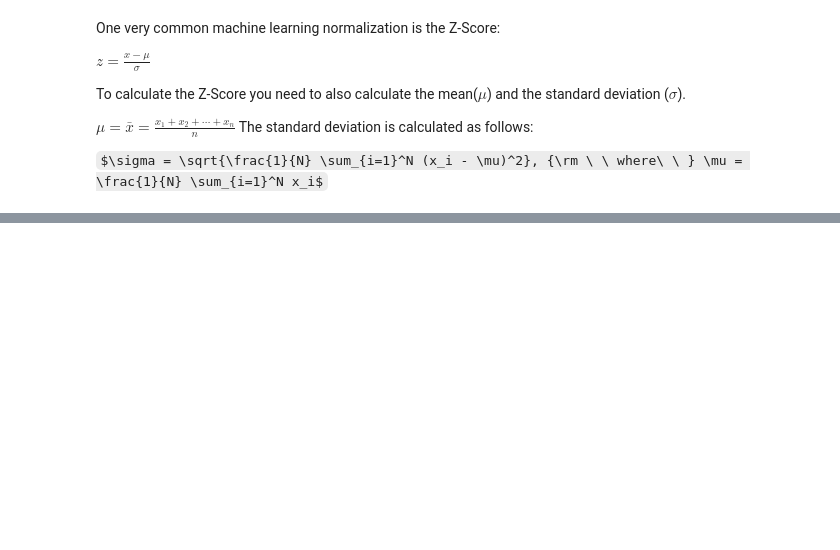
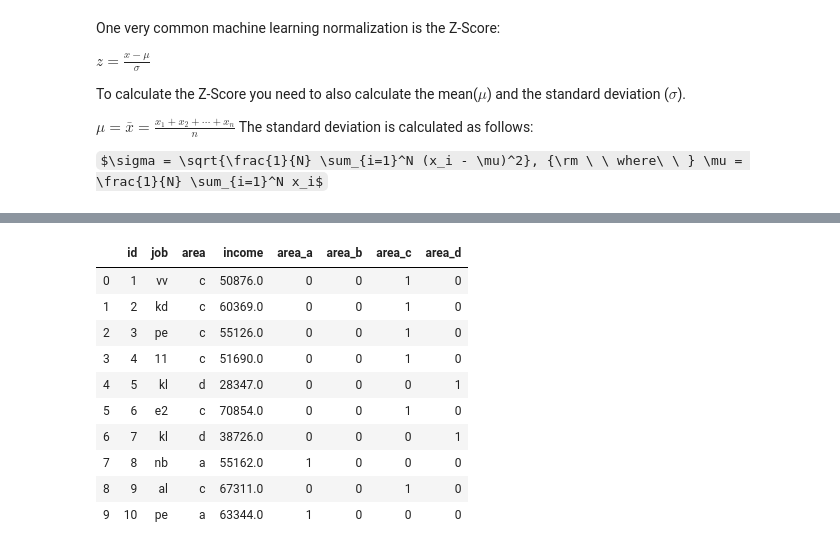
Before and after one commit to sksoumik/python-ps, a Jupyter notebook: pandas/categorical_values.ipynb, the cells around one changed output, grey strips where cells are left out. Saved outputs shown, nothing was run; the diff lists cells and outputs as text; code cells hidden in the pictures; some formulas as TeX source; blank space fills up the shorter version.

```diff
--- a/pandas/categorical_values.ipynb
+++ b/pandas/categorical_values.ipynb
@@ -30,0 +113,24 @@ $\sigma = \sqrt{\frac{1}{N} \sum_{i=1}^N (x_i - \mu)^2}, {\rm \ \ where\ \ } \mu
+# %%
+df[0:10][
+    ['id',
+ 'job',
+ 'area',
+ 'income',
+ 'area_a',
+ 'area_b',
+ 'area_c',
+ 'area_d'
+ ]
+]
+# %% [output]
+|  | id | job | area | income | area_a | area_b | area_c | area_d |
+| 0 | 1 | vv | c | 50876.0 | 0 | 0 | 1 | 0 |
+| 1 | 2 | kd | c | 60369.0 | 0 | 0 | 1 | 0 |
+| 2 | 3 | pe | c | 55126.0 | 0 | 0 | 1 | 0 |
+| 3 | 4 | 11 | c | 51690.0 | 0 | 0 | 1 | 0 |
+| 4 | 5 | kl | d | 28347.0 | 0 | 0 | 0 | 1 |
+| 5 | 6 | e2 | c | 70854.0 | 0 | 0 | 1 | 0 |
+| 6 | 7 | kl | d | 38726.0 | 0 | 0 | 0 | 1 |
+| 7 | 8 | nb | a | 55162.0 | 1 | 0 | 0 | 0 |
+| 8 | 9 | al | c | 67311.0 | 0 | 0 | 1 | 0 |
+| 9 | 10 | pe | a | 63344.0 | 1 | 0 | 0 | 0 |
```
Also changed, not shown: parts of 15 cells of this notebook.
